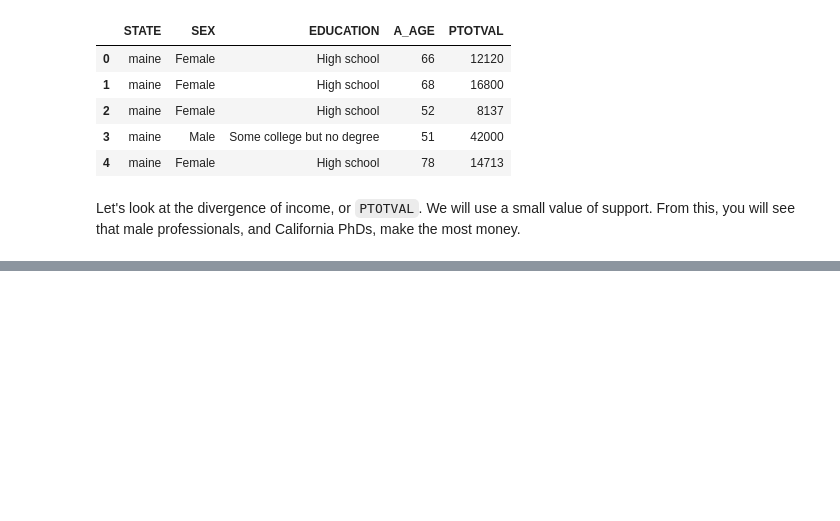
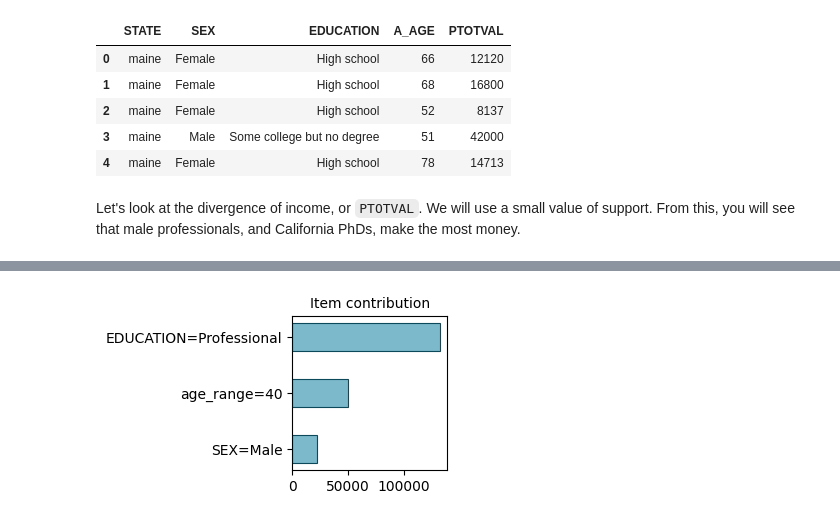
Before and after one commit to divexplorer/divexplorer, a Jupyter notebook: DivExplorerExample.ipynb, the cells around one changed output, grey strips where cells are left out. Saved outputs shown, nothing was run; the diff lists cells and outputs as text; code cells hidden in the pictures; blank space fills up the shorter version.

```diff
--- a/DivExplorerExample.ipynb
+++ b/DivExplorerExample.ipynb
@@ -281,0 +293,4 @@ FP_fm.sort_values(by="PTOTVAL_div", ascending=False).head(10)
+# %%
+fp_details.plot_shapley_value(pattern=pattern, figsize=(2,2), title="Item contribution")
+# %% [output]
+[figure, added]
```
Also changed, not shown: parts of 10 cells of this notebook.
